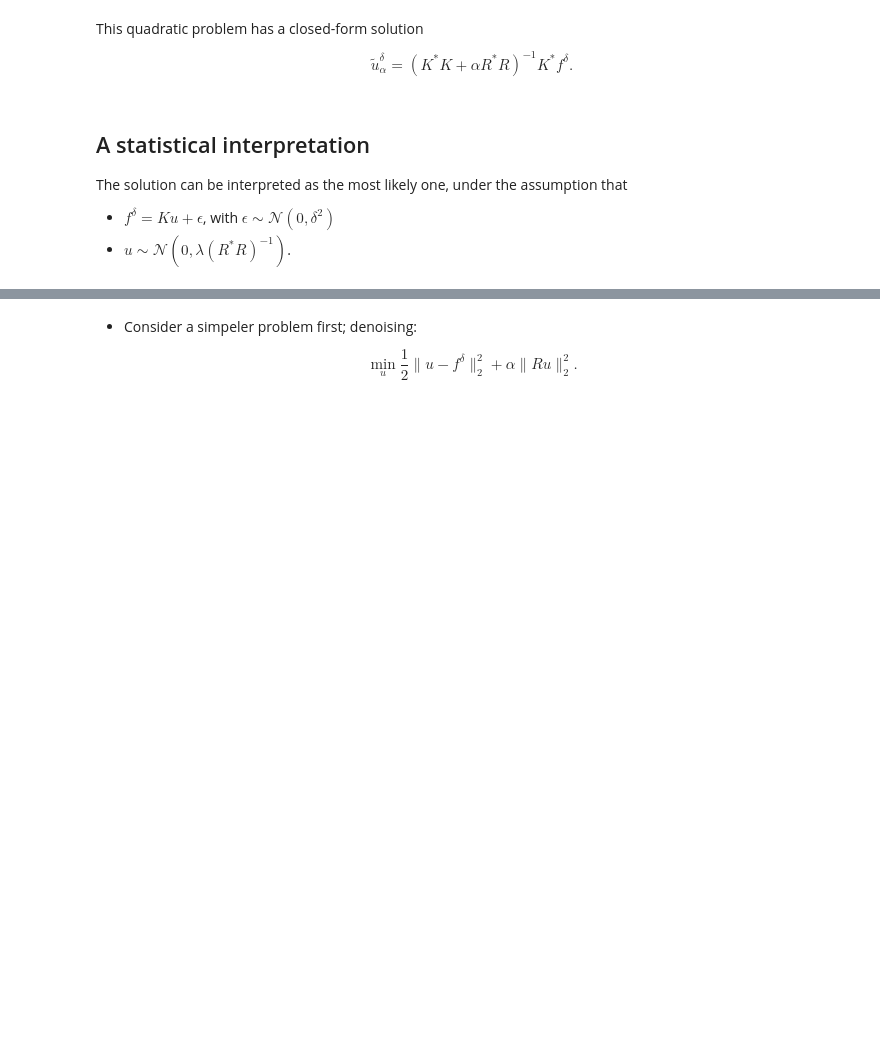
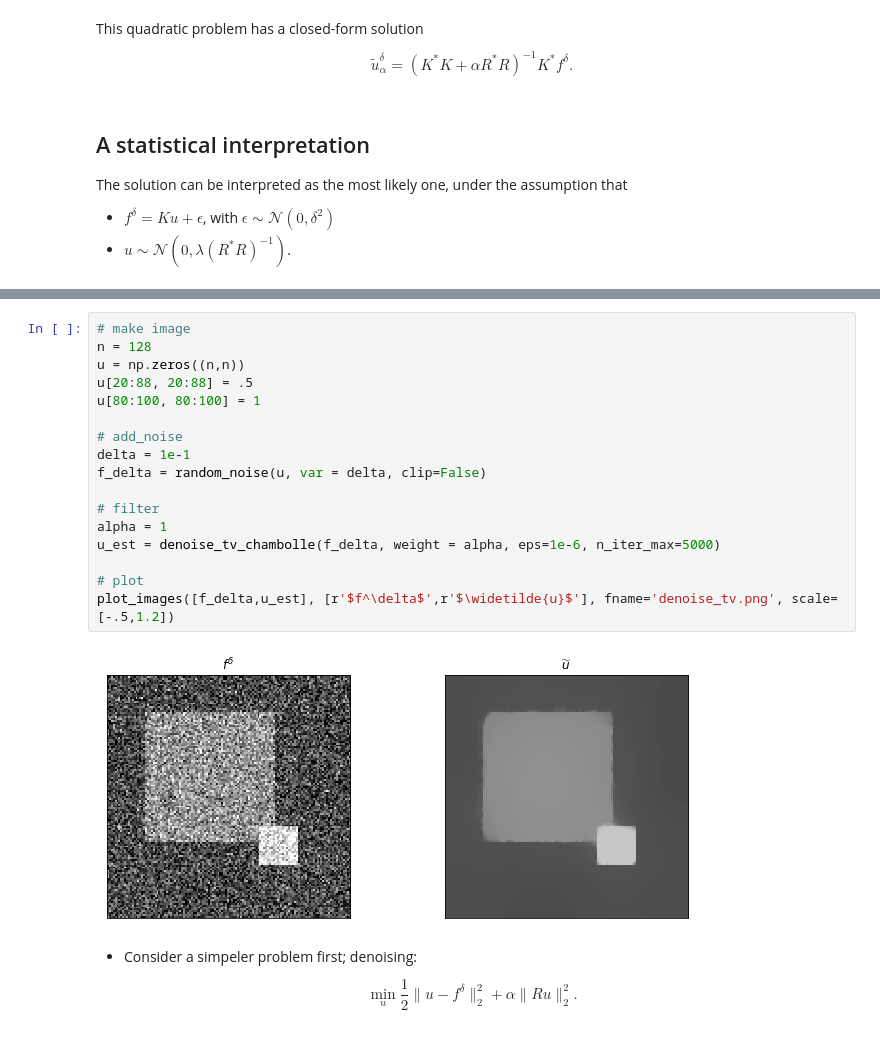
Before and after one commit to TristanvanLeeuwen/Summerschool, a Jupyter notebook: Presentation.ipynb, the cells around one changed output, grey strips where cells are left out. Saved outputs shown, nothing was run; the diff lists cells and outputs as text; blank space fills up the shorter version.

```diff
--- a/Presentation.ipynb
+++ b/Presentation.ipynb
@@ -288,3 +291,22 @@ plot_images([f_delta,u_est], [r'$f^\delta$',r'$\widetilde{u}$'], fname='denoise_
+# %%
+# make image
+n = 128
+u = np.zeros((n,n))
+u[20:88, 20:88] = .5
+u[80:100, 80:100] = 1
+
+# add_noise
+delta = 1e-1
+f_delta = random_noise(u, var = delta, clip=False)
+
+# filter
+alpha = 1
+u_est = denoise_tv_chambolle(f_delta, weight = alpha, eps=1e-6, n_iter_max=5000)
+
+# plot
+plot_images([f_delta,u_est], [r'$f^\delta$',r'$\widetilde{u}$'], fname='denoise_tv.png', scale=[-.5,1.2])
+# %% [output]
+[figure, added]
 # %% [markdown]
 * Consider a simpeler problem first; denoising:
 
```
Also changed, not shown: parts of 17 cells of this notebook, 6 other files.
